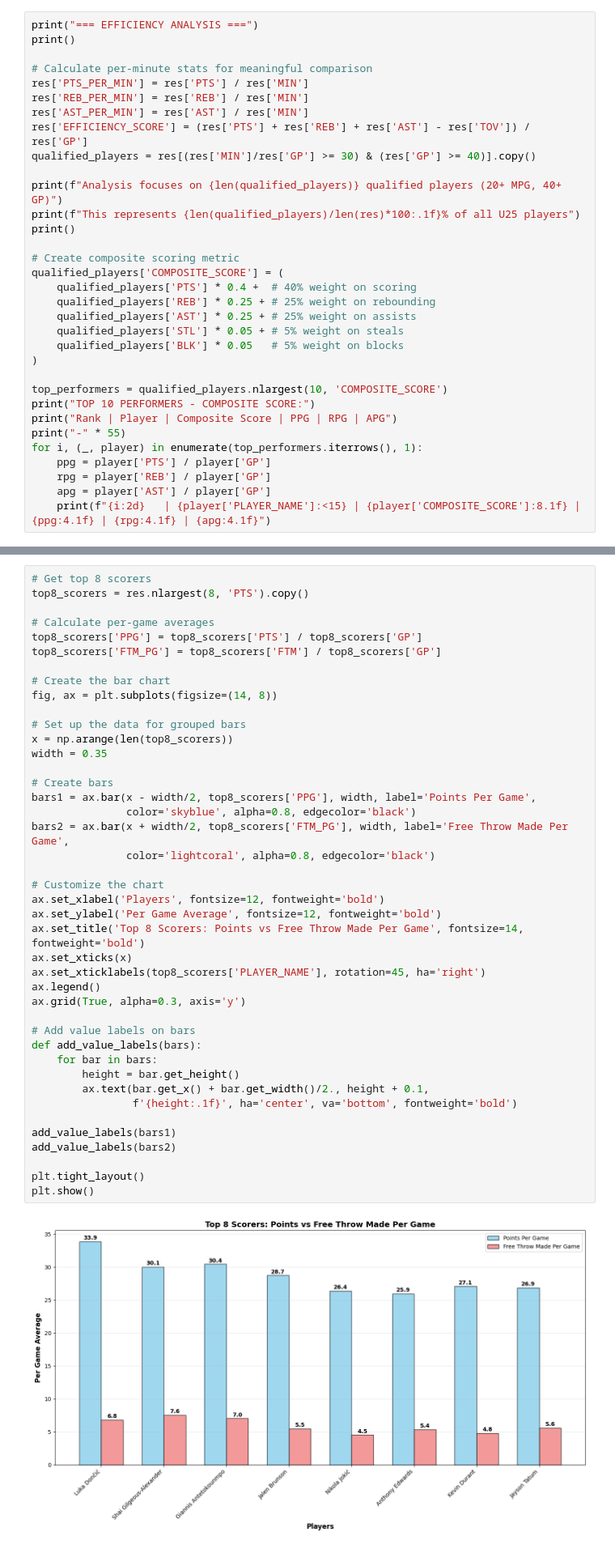
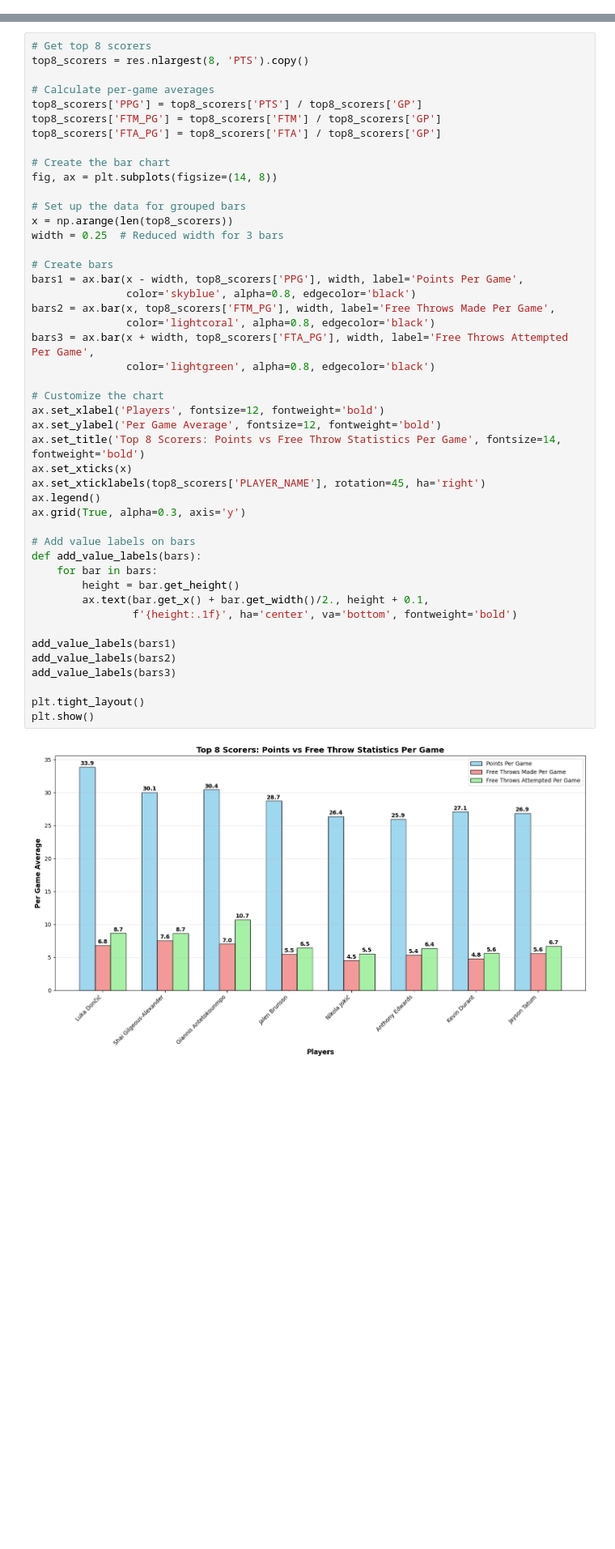
Before and after one commit to spon7ge/NBA-Rising-Stars-2023-24, a Jupyter notebook: file.ipynb, the cells around one changed output, grey strips where cells are left out. Shown at 81% size. Saved outputs shown, nothing was run; the diff lists cells and outputs as text; blank space fills up the shorter version.

```diff
--- a/file.ipynb
+++ b/file.ipynb
@@ -126,36 +131,3 @@ plt.tight_layout()
 plt.show()
 # %% [output]
 [figure]
-# %%
-print("=== EFFICIENCY ANALYSIS ===")
-print()
-
-# Calculate per-minute stats for meaningful comparison
-res['PTS_PER_MIN'] = res['PTS'] / res['MIN']
-res['REB_PER_MIN'] = res['REB'] / res['MIN']
-res['AST_PER_MIN'] = res['AST'] / res['MIN']
-res['EFFICIENCY_SCORE'] = (res['PTS'] + res['REB'] + res['AST'] - res['TOV']) / res['GP']
-qualified_players = res[(res['MIN']/res['GP'] >= 30) & (res['GP'] >= 40)].copy()
-
-print(f"Analysis focuses on {len(qualified_players)} qualified players (20+ MPG, 40+ GP)")
-print(f"This represents {len(qualified_players)/len(res)*100:.1f}% of all U25 players")
-print()
-
-# Create composite scoring metric
-qualified_players['COMPOSITE_SCORE'] = (
-    qualified_players['PTS'] * 0.4 +  # 40% weight on scoring
-    qualified_players['REB'] * 0.25 + # 25% weight on rebounding
-    qualified_players['AST'] * 0.25 + # 25% weight on assists
-    qualified_players['STL'] * 0.05 + # 5% weight on steals
-    qualified_players['BLK'] * 0.05   # 5% weight on blocks
-)
-
-top_performers = qualified_players.nlargest(10, 'COMPOSITE_SCORE')
-print("TOP 10 PERFORMERS - COMPOSITE SCORE:")
-print("Rank | Player | Composite Score | PPG | RPG | APG")
-print("-" * 55)
-for i, (_, player) in enumerate(top_performers.iterrows(), 1):
-    ppg = player['PTS'] / player['GP']
-    rpg = player['REB'] / player['GP']
-    apg = player['AST'] / player['GP']
-    print(f"{i:2d}   | {player['PLAYER_NAME']:<15} | {player['COMPOSITE_SCORE']:8.1f} | {ppg:4.1f} | {rpg:4.1f} | {apg:4.1f}")
@@ -260,40 +217,44 @@ top8_scorers = res.nlargest(8, 'PTS').copy()
 # Calculate per-game averages
 top8_scorers['PPG'] = top8_scorers['PTS'] / top8_scorers['GP']
 top8_scorers['FTM_PG'] = top8_scorers['FTM'] / top8_scorers['GP']
+top8_scorers['FTA_PG'] = top8_scorers['FTA'] / top8_scorers['GP']
 
 # Create the bar chart
 fig, ax = plt.subplots(figsize=(14, 8))
 
 # Set up the data for grouped bars
 x = np.arange(len(top8_scorers))
-width = 0.35
+width = 0.25  # Reduced width for 3 bars
 
 # Create bars
-bars1 = ax.bar(x - width/2, top8_scorers['PPG'], width, label='Points Per Game',
+bars1 = ax.bar(x - width, top8_scorers['PPG'], width, label='Points Per Game',
                color='skyblue', alpha=0.8, edgecolor='black')
-bars2 = ax.bar(x + width/2, top8_scorers['FTM_PG'], width, label='Free Throw Made Per Game',
+bars2 = ax.bar(x, top8_scorers['FTM_PG'], width, label='Free Throws Made Per Game',
                color='lightcoral', alpha=0.8, edgecolor='black')
+bars3 = ax.bar(x + width, top8_scorers['FTA_PG'], width, label='Free Throws Attempted Per Game',
+               color='lightgreen', alpha=0.8, edgecolor='black')
 
 # Customize the chart
 ax.set_xlabel('Players', fontsize=12, fontweight='bold')
 ax.set_ylabel('Per Game Average', fontsize=12, fontweight='bold')
-ax.set_title('Top 8 Scorers: Points vs Free Throw Made Per Game', fontsize=14, fontweight='bold')
+ax.set_title('Top 8 Scorers: Points vs Free Throw Statistics Per Game', fontsize=14, fontweight='bold')
 ax.set_xticks(x)
 ax.set_xticklabels(top8_scorers['PLAYER_NAME'], rotation=45, ha='right')
 ax.legend()
 ax.grid(True, alpha=0.3, axis='y')
 
 # Add value labels on bars
 def add_value_labels(bars):
     for bar in bars:
         height = bar.get_height()
         ax.text(bar.get_x() + bar.get_width()/2., height + 0.1,
                 f'{height:.1f}', ha='center', va='bottom', fontweight='bold')
 
 add_value_labels(bars1)
 add_value_labels(bars2)
+add_value_labels(bars3)
 
 plt.tight_layout()
 plt.show()
 # %% [output]
-[figure, old version]
+[figure, new version]
```
Also changed, not shown: parts of 14 cells of this notebook.
